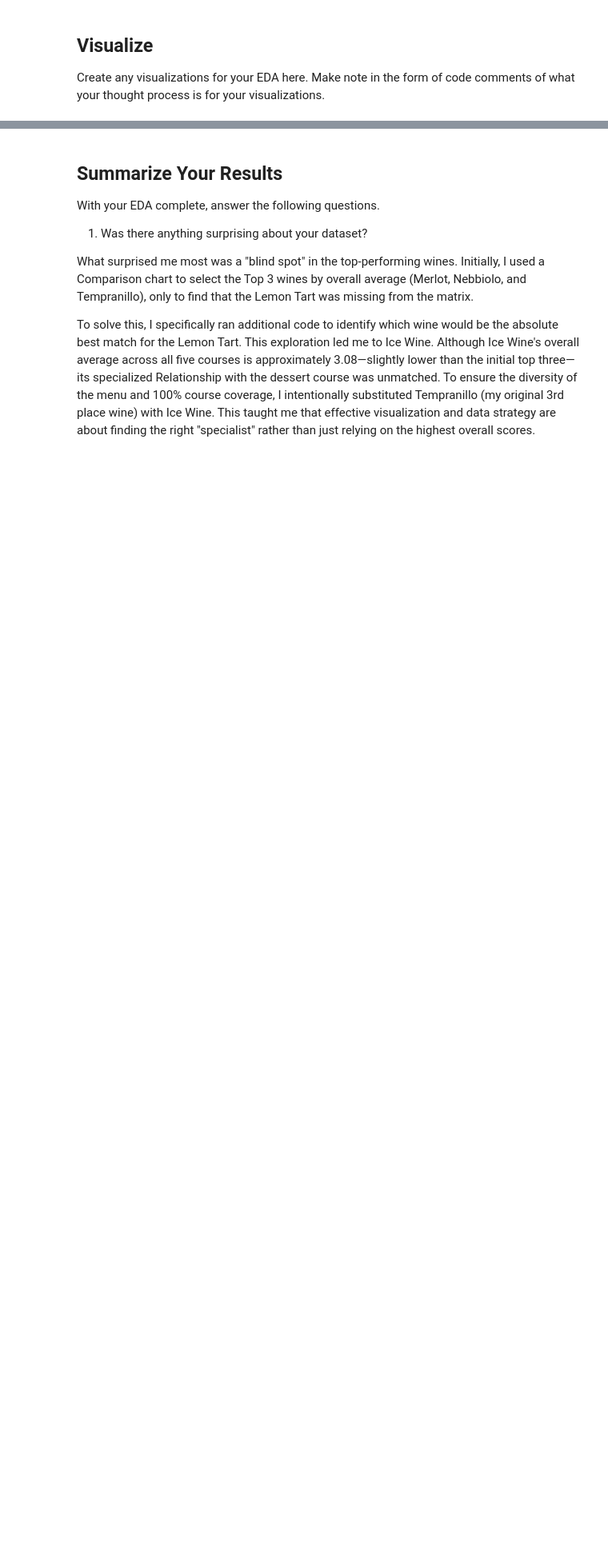
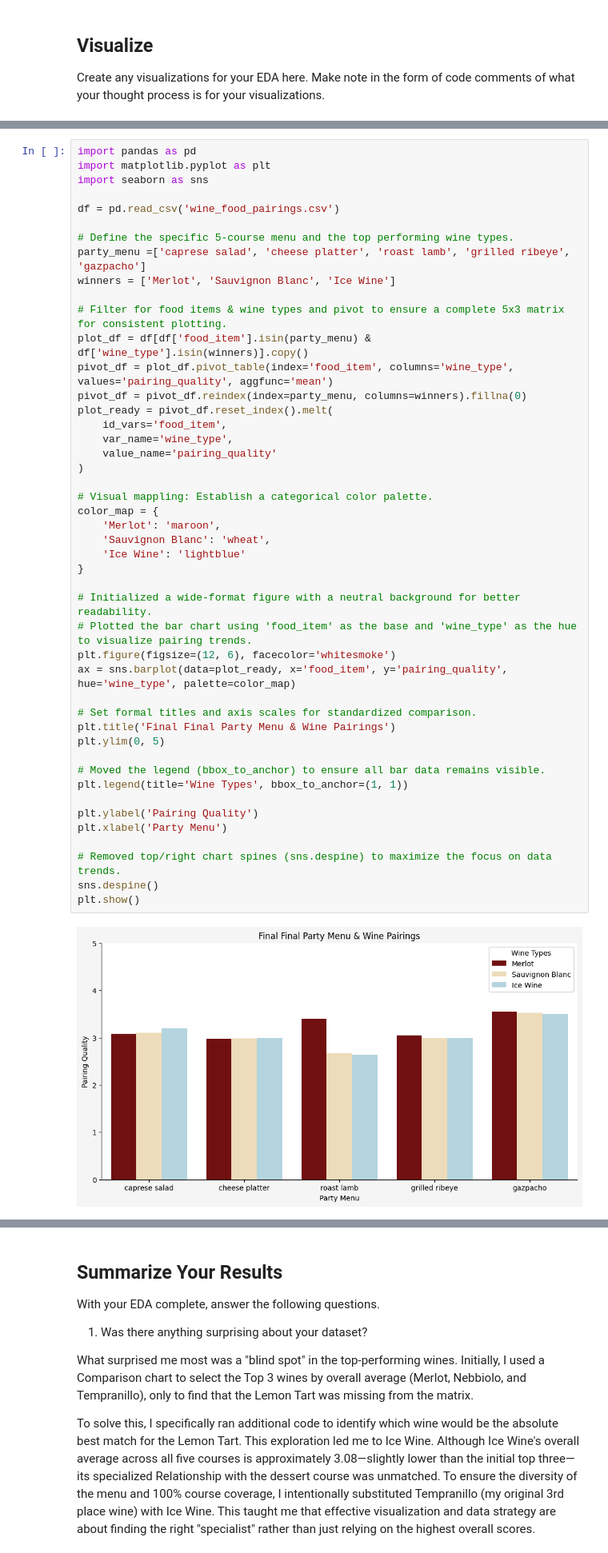
Before and after one commit to tingmullen/eda-checkpoint, a Jupyter notebook: checkpoint-two.ipynb, the cells around one changed output, grey strips where cells are left out. Shown at 80% size. Drawn from its saved outputs; the diff is of its cells as text; blank space fills up the shorter version.

```diff
--- a/checkpoint-two.ipynb
+++ b/checkpoint-two.ipynb
@@ -178,0 +143,48 @@ plt.show()
+# %%
+import pandas as pd
+import matplotlib.pyplot as plt
+import seaborn as sns
+
+df = pd.read_csv('wine_food_pairings.csv')
+
+# Define the specific 5-course menu and the top performing wine types.
+party_menu =['caprese salad', 'cheese platter', 'roast lamb', 'grilled ribeye', 'gazpacho']
+winners = ['Merlot', 'Sauvignon Blanc', 'Ice Wine']
+
+# Filter for food items & wine types and pivot to ensure a complete 5x3 matrix for consistent plotting.
+plot_df = df[df['food_item'].isin(party_menu) & df['wine_type'].isin(winners)].copy()
+pivot_df = plot_df.pivot_table(index='food_item', columns='wine_type', values='pairing_quality', aggfunc='mean')
+pivot_df = pivot_df.reindex(index=party_menu, columns=winners).fillna(0)
+plot_ready = pivot_df.reset_index().melt(
+    id_vars='food_item',
+    var_name='wine_type',
+    value_name='pairing_quality'
+)
+
+# Visual mappling: Establish a categorical color palette.
+color_map = {
+    'Merlot': 'maroon',
+    'Sauvignon Blanc': 'wheat',
+    'Ice Wine': 'lightblue'
+}
+
+# Initialized a wide-format figure with a neutral background for better readability.
+# Plotted the bar chart using 'food_item' as the base and 'wine_type' as the hue to visualize pairing trends.
+plt.figure(figsize=(12, 6), facecolor='whitesmoke')
+ax = sns.barplot(data=plot_ready, x='food_item', y='pairing_quality', hue='wine_type', palette=color_map)
+
+# Set formal titles and axis scales for standardized comparison.
+plt.title('Final Final Party Menu & Wine Pairings')
+plt.ylim(0, 5)
+
+# Moved the legend (bbox_to_anchor) to ensure all bar data remains visible.
+plt.legend(title='Wine Types', bbox_to_anchor=(1, 1))
+
+plt.ylabel('Pairing Quality')
+plt.xlabel('Party Menu')
+
+# Removed top/right chart spines (sns.despine) to maximize the focus on data trends.
+sns.despine()
+plt.show()
+# %% [output]
+[figure, added]
```
Also changed, not shown: parts of 8 cells of this notebook.
